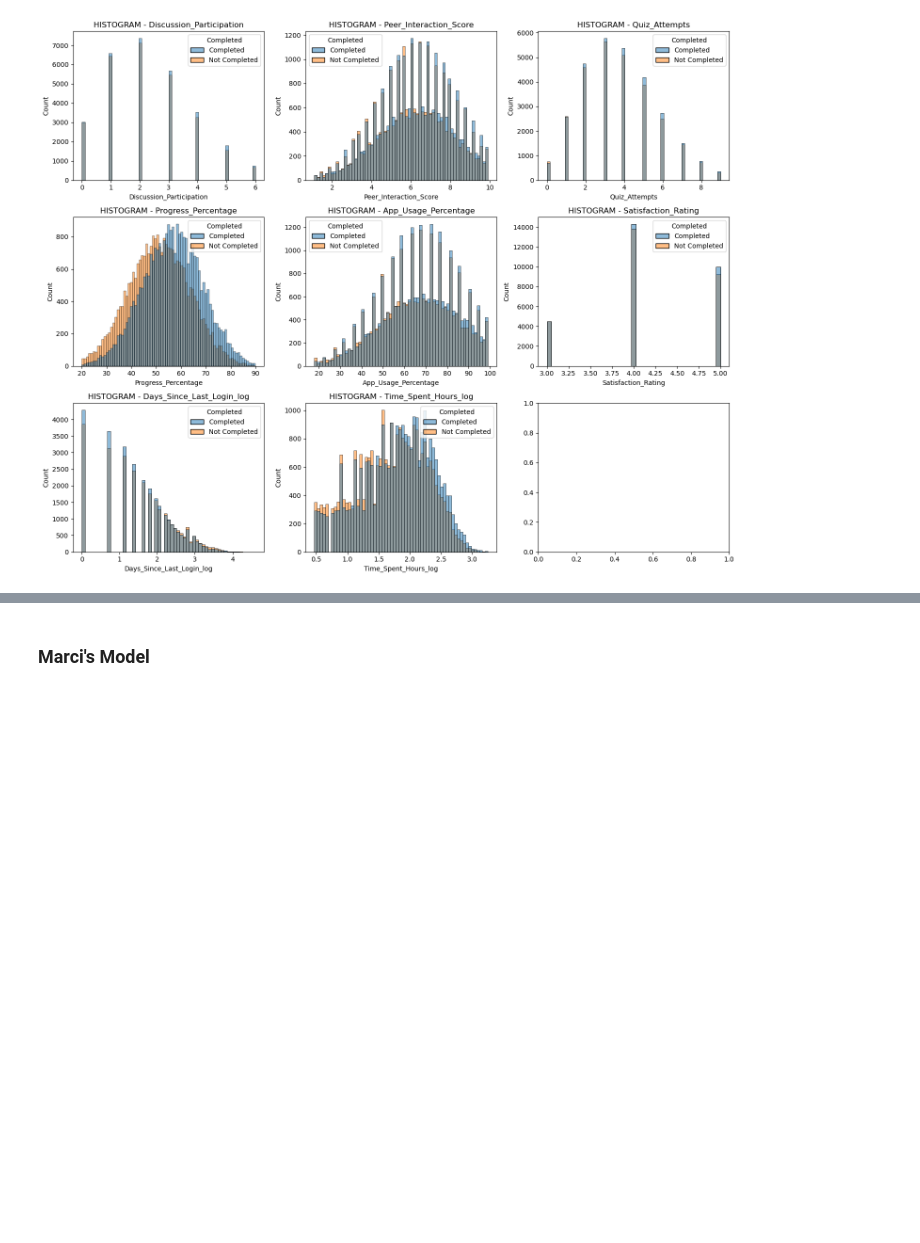
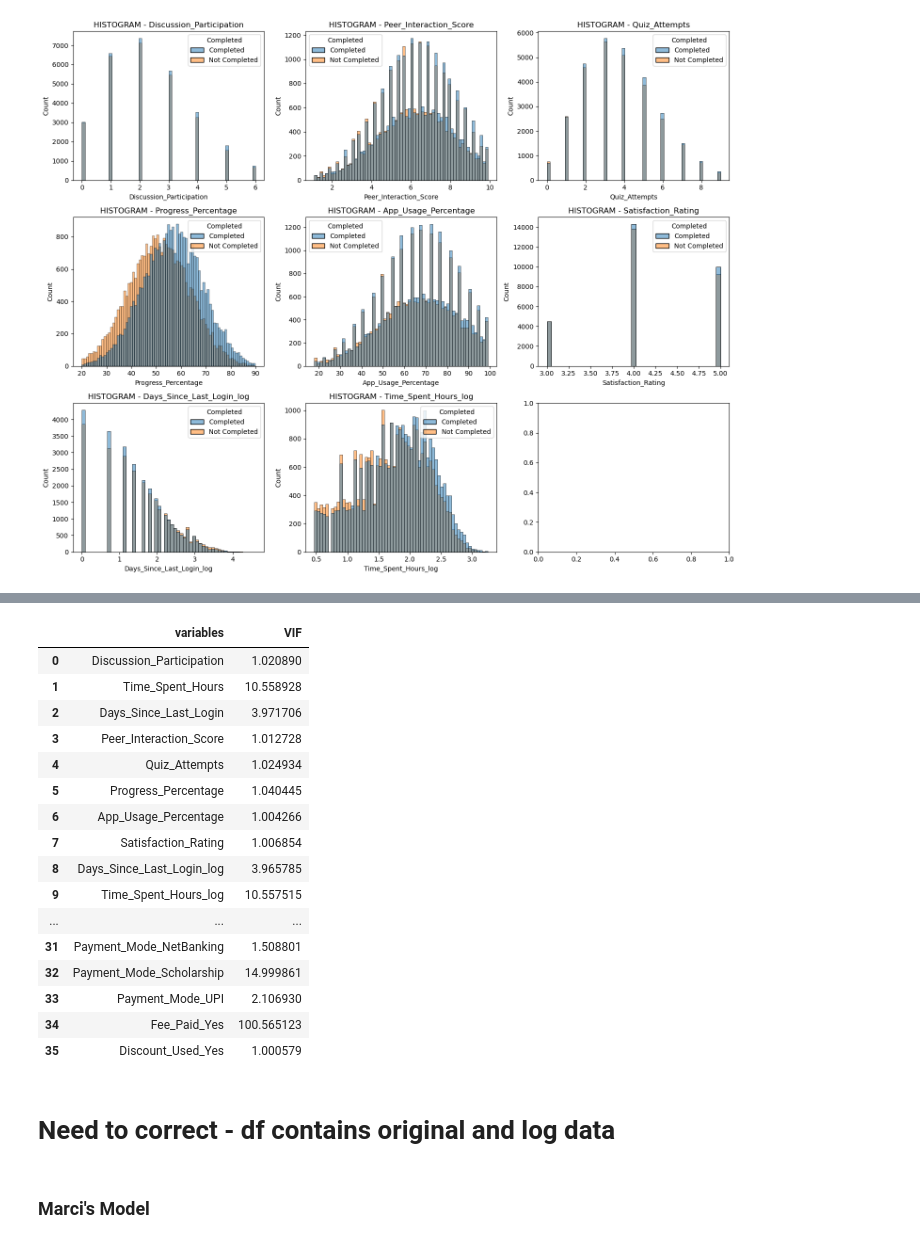
Before and after one commit to AkeemSemperDataScience/data3450-project-v1251-group_1, a Jupyter notebook: START_Project.ipynb, the cells around one changed output, grey strips where cells are left out. Saved outputs shown, nothing was run; the diff lists cells and outputs as text; code cells hidden in the pictures; blank space fills up the shorter version.

```diff
--- a/START_Project.ipynb
+++ b/START_Project.ipynb
@@ -372,2 +375,30 @@ dfX_encoded.sample(5)
 # %%
 # Calc Variance Inflaction Factors
+
+def calc_vif(X):
+    vif = pd.DataFrame()
+    vif["variables"] = X.columns
+    vif["VIF"] = [variance_inflation_factor(X.values, i) for i in range(X.shape[1])]
+    return(vif)
+
+calc_vif(dfX_encoded)
+# %% [output]
+|  | variables | VIF |
+| 0 | Discussion_Participation | 1.020890 |
+| 1 | Time_Spent_Hours | 10.558928 |
+| 2 | Days_Since_Last_Login | 3.971706 |
+| 3 | Peer_Interaction_Score | 1.012728 |
+| 4 | Quiz_Attempts | 1.024934 |
+| 5 | Progress_Percentage | 1.040445 |
+| 6 | App_Usage_Percentage | 1.004266 |
+| 7 | Satisfaction_Rating | 1.006854 |
+| 8 | Days_Since_Last_Login_log | 3.965785 |
+| 9 | Time_Spent_Hours_log | 10.557515 |
+| ... | ... | ... |
+| 31 | Payment_Mode_NetBanking | 1.508801 |
+| 32 | Payment_Mode_Scholarship | 14.999861 |
+| 33 | Payment_Mode_UPI | 2.106930 |
+| 34 | Fee_Paid_Yes | 100.565123 |
+| 35 | Discount_Used_Yes | 1.000579 |
+# %% [markdown]
+# Need to correct - df contains original and log data
```
Also changed, not shown: parts of 4 cells of this notebook.
